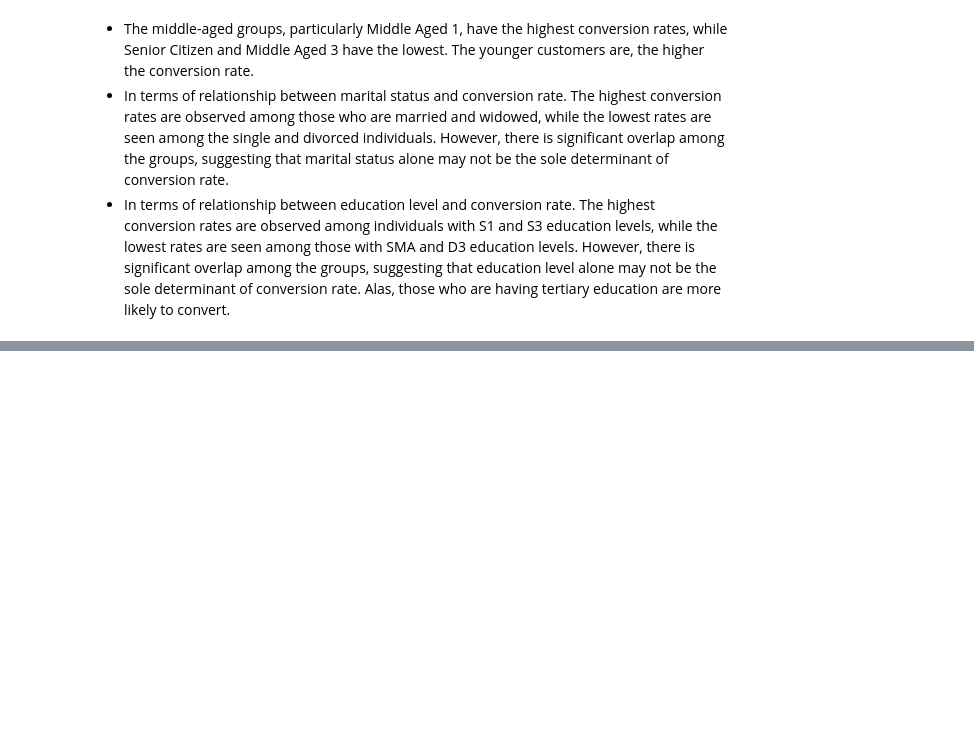
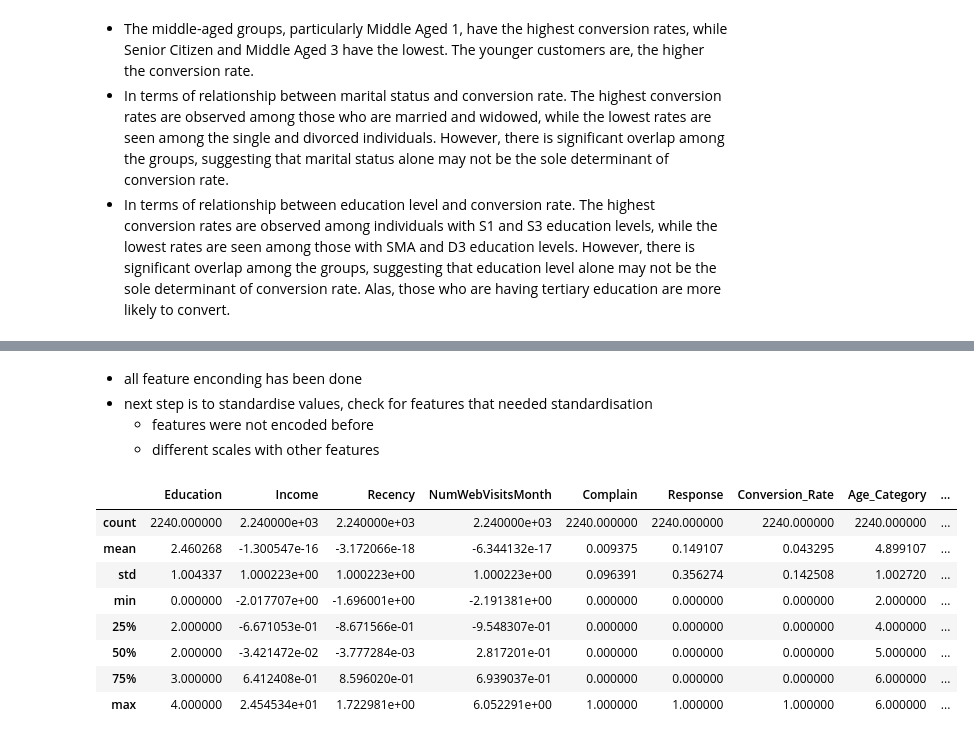
Before and after one commit to sailafs/Predict-Customer-Personality-to-Boost-Marketing-Campaign-by-Using-Machine-Learning, a Jupyter notebook: Project-1.ipynb, the cells around one changed output, grey strips where cells are left out. Saved outputs shown, nothing was run; the diff lists cells and outputs as text; code cells hidden in the pictures; blank space fills up the shorter version.

```diff
--- a/Project-1.ipynb
+++ b/Project-1.ipynb
@@ -544,0 +656,3 @@ Passing `palette` without assigning `hue` is deprecated and will be removed in v
+# %%
+df_filtered = df.drop(['ID', 'Year_Birth','Kidhome','Teenhome','Dt_Customer','MntCoke','MntFruits','MntMeatProducts','MntFishProducts','MntSweetProducts','MntGoldProds','NumDealsPurchases','NumWebPurchases','NumCatalogPurchases','NumStorePurchases','AcceptedCmp3','AcceptedCmp2','AcceptedCmp1','AcceptedCmp4','AcceptedCmp5','Z_CostContact','Z_Revenue','Age'], axis=1)
+df_filtered.info()
@@ -544,0 +685,5 @@ Passing `palette` without assigning `hue` is deprecated and will be removed in v
+# %%
+df_filtered['Age_Category'] = df_filtered['Age_Category'].replace({'Minor': 0, 'Young Adult 1': 1, 'Young Adult 2': 2, 'Middle Aged 1': 3, 'Middle Aged 2': 4, 'Middle Aged 3': 5, 'Senior Citizen': 6 }).astype(int)
+df_filtered['Education'] = df_filtered['Education'].replace({'S3': 4, 'S2': 3, 'S1': 2, 'D3': 1, 'SMA' : 0}).astype(int)
+# %%
+df_filtered = pd.get_dummies(df_filtered, columns=['Marital_Status'], dtype = int)
@@ -544,0 +710,27 @@ Passing `palette` without assigning `hue` is deprecated and will be removed in v
+# %% [markdown]
+- all feature enconding has been done
+- next step is to standardise values, check for features that needed standardisation
+    - features were not encoded before
+    - different scales with other features
+# %%
+from sklearn.preprocessing import StandardScaler
+
+ss = StandardScaler()
+
+df_filtered['Income'] = ss.fit_transform(df_filtered[['Income']])
+df_filtered['Recency'] = ss.fit_transform(df_filtered[['Recency']])
+df_filtered['NumWebVisitsMonth'] = ss.fit_transform(df_filtered[['NumWebVisitsMonth']])
+df_filtered['NumPurchaseTotal'] = ss.fit_transform (df_filtered[['NumPurchaseTotal']])
+df_filtered['NumSpendingTotal'] = ss.fit_transform (df_filtered[['NumSpendingTotal']])
+# %%
+df_filtered.describe()
+# %% [output]
+|  | Education | Income | Recency | NumWebVisitsMonth | Complain | Response | Conversion_Rate | Age_Category | ... |
+| count | 2240.000000 | 2.240000e+03 | 2.240000e+03 | 2.240000e+03 | 2240.000000 | 2240.000000 | 2240.000000 | 2240.000000 | ... |
+| mean | 2.460268 | -1.300547e-16 | -3.172066e-18 | -6.344132e-17 | 0.009375 | 0.149107 | 0.043295 | 4.899107 | ... |
+| std | 1.004337 | 1.000223e+00 | 1.000223e+00 | 1.000223e+00 | 0.096391 | 0.356274 | 0.142508 | 1.002720 | ... |
+| min | 0.000000 | -2.017707e+00 | -1.696001e+00 | -2.191381e+00 | 0.000000 | 0.000000 | 0.000000 | 2.000000 | ... |
+| 25% | 2.000000 | -6.671053e-01 | -8.671566e-01 | -9.548307e-01 | 0.000000 | 0.000000 | 0.000000 | 4.000000 | ... |
+| 50% | 2.000000 | -3.421472e-02 | -3.777284e-03 | 2.817201e-01 | 0.000000 | 0.000000 | 0.000000 | 5.000000 | ... |
+| 75% | 3.000000 | 6.412408e-01 | 8.596020e-01 | 6.939037e-01 | 0.000000 | 0.000000 | 0.000000 | 6.000000 | ... |
+| max | 4.000000 | 2.454534e+01 | 1.722981e+00 | 6.052291e+00 | 1.000000 | 1.000000 | 1.000000 | 6.000000 | ... |
```
Also changed, not shown: parts of 18 cells of this notebook.
